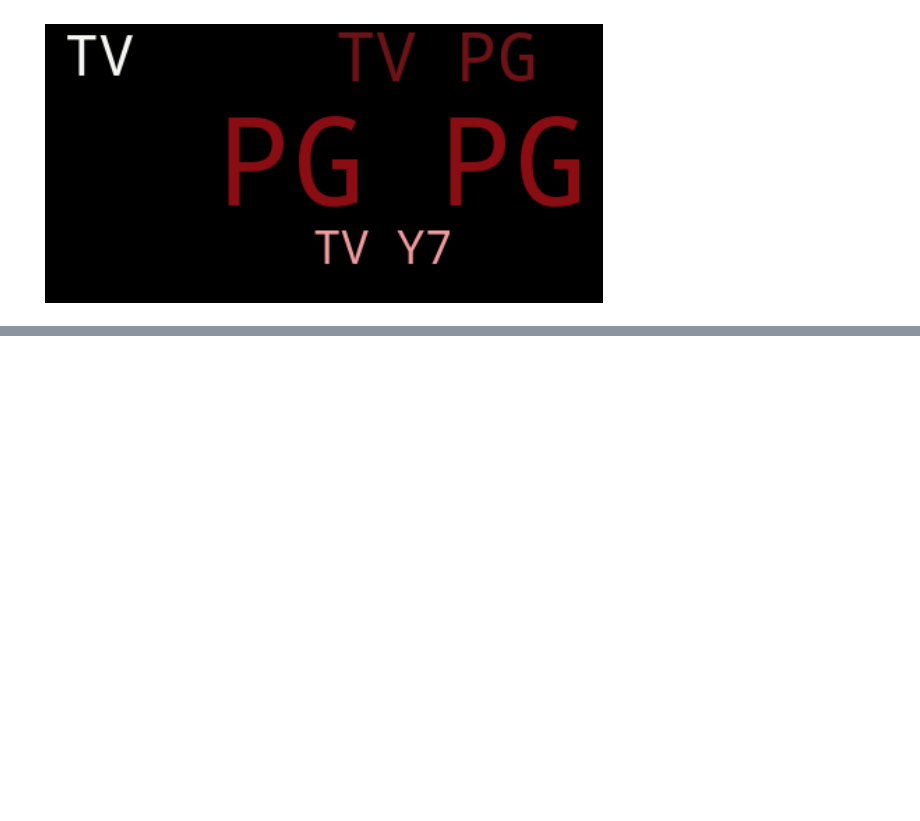
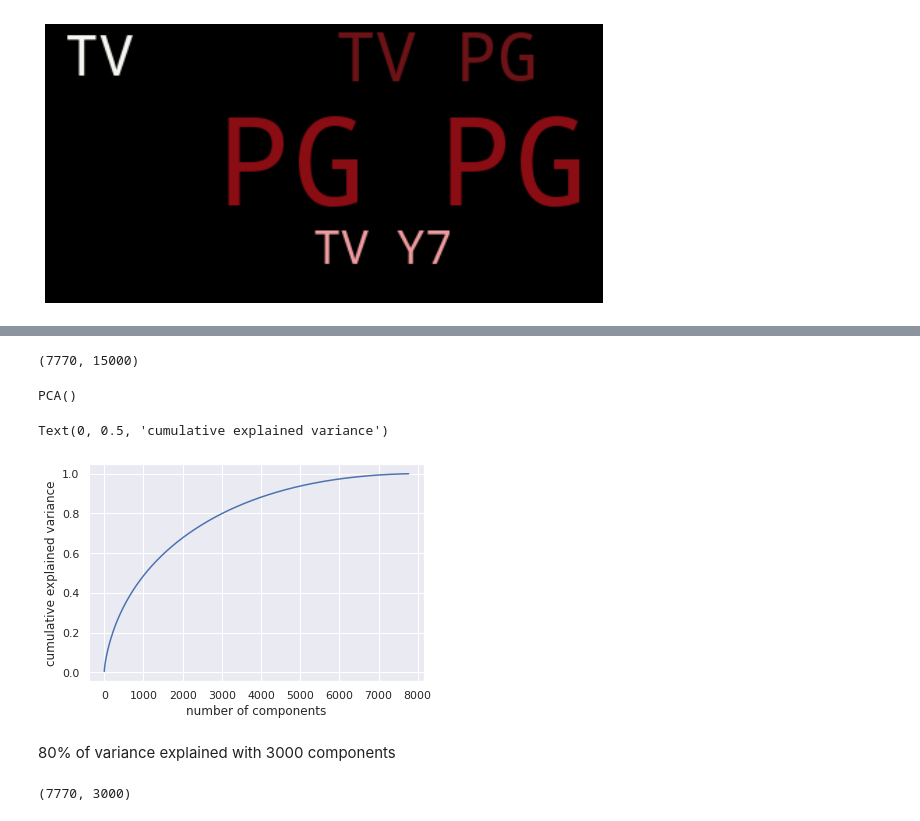
Before and after one commit to itishajain15/Netflix_Tv_Shows_and_Movies_clustering, a Jupyter notebook: Netflix_Movies_and_TV_Shows_clustering_Team_Notebook.ipynb, the cells around one changed output, grey strips where cells are left out. Saved outputs shown, nothing was run; the diff lists cells and outputs as text; code cells hidden in the pictures; blank space fills up the shorter version.

```diff
--- a/Netflix_Movies_and_TV_Shows_clustering_Team_Notebook.ipynb
+++ b/Netflix_Movies_and_TV_Shows_clustering_Team_Notebook.ipynb
@@ -1013,0 +1240,4 @@ Cluster Number : 4
+# %%
+#final column
+new['tags_new'] = new['tags_new'].apply(join_words)
+new['tags_new']
@@ -1013,0 +1257,7 @@ Cluster Number : 4
+# %%
+words = new['tags_new']
+# %%
+#using tfidf
+from sklearn.feature_extraction.text import TfidfVectorizer
+t_vectorizer = TfidfVectorizer(max_df = 0.9,min_df = 1, max_features=15000)
+X= t_vectorizer.fit_transform(words)
@@ -1013,0 +1284,32 @@ Cluster Number : 4
+# %%
+X.shape
+# %% [output]
+(7770, 15000)
+# %%
+#PCA Code
+import numpy as np
+from sklearn.decomposition import PCA
+import matplotlib.pyplot as plt
+transformer = PCA()
+transformer.fit(X.toarray())
+# %% [output]
+PCA()
+# %%
+#explained var v/s comp
+plt.plot(np.cumsum(transformer.explained_variance_ratio_))
+plt.xlabel('number of components')
+plt.ylabel('cumulative explained variance')
+# %% [output]
+Text(0, 0.5, 'cumulative explained variance')
+[figure, added]
+# %% [markdown]
+80% of variance explained with 3000 components
+# %%
+#using components = 3000 for PCA
+from sklearn.decomposition import PCA
+transformer = PCA(n_components=3000)
+transformer.fit(X.toarray())
+X_transformed = transformer.transform(X.toarray())
+X_transformed.shape
+# %% [output]
+(7770, 3000)
```
Also changed, not shown: parts of 46 cells of this notebook.
